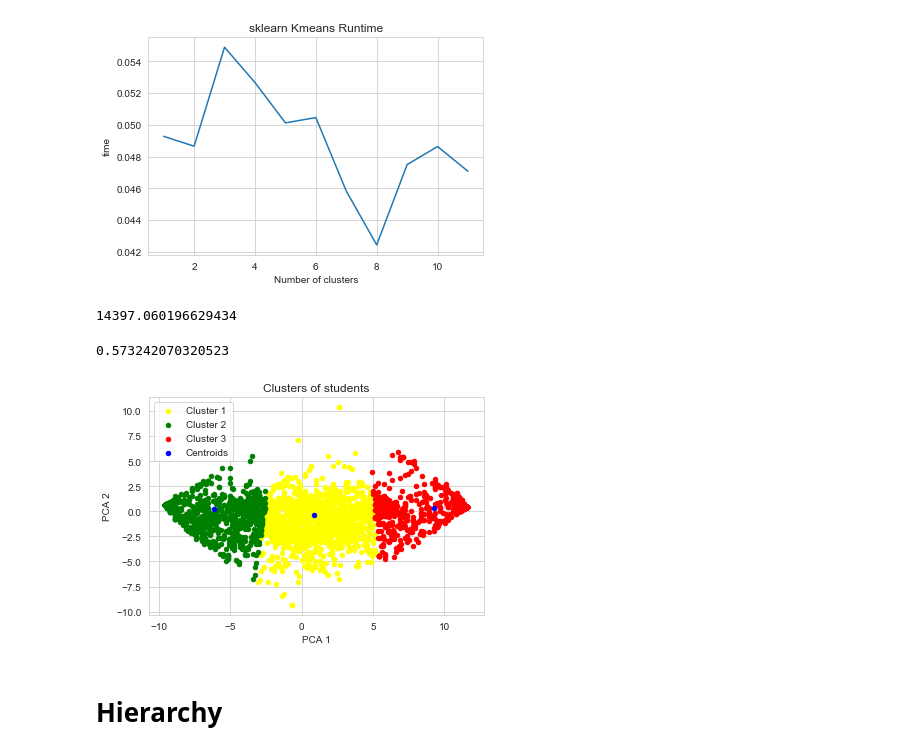
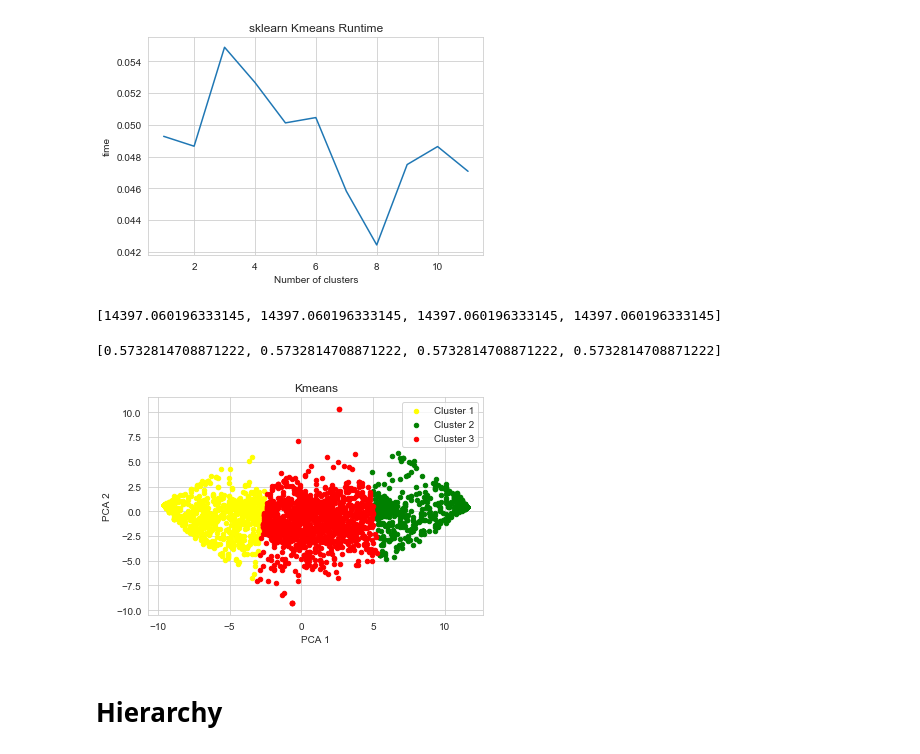
Before and after one commit to wchstrife/Data-Warehouse-and-Data-Mining, a Jupyter notebook: Cluster/analysis.ipynb, the cells around one changed output. Saved outputs shown, nothing was run; the diff lists cells and outputs as text; code cells hidden in the pictures.

```diff
--- a/Cluster/analysis.ipynb
+++ b/Cluster/analysis.ipynb
@@ -219,36 +219,51 @@ plt.show()
 # %%
 # CH系数
 from sklearn import metrics
+from sklearn.cluster import KMeans
 
-kmeans = KMeans(n_clusters = 3, init = 'k-means++')
-y_kmeans = kmeans.fit_predict(dataset_questions_pca)
-labels = kmeans.labels_
-metrics.calinski_harabasz_score(dataset_questions_pca, labels)
+ch_list = []
+
+for i in range(2,6):
+    kmeans = KMeans(n_clusters = 3, init = 'k-means++')
+    y_kmeans = kmeans.fit_predict(dataset_questions_pca)
+    labels = kmeans.labels_
+    temp = metrics.calinski_harabasz_score(dataset_questions_pca, labels)
+    ch_list.append(temp)
+
+print(ch_list)
 # %% [output]
-14397.060196629434
+[14397.060196333145, 14397.060196333145, 14397.060196333145, 14397.060196333145]
 # %%
 # 轮廓系数
 from sklearn import metrics
-kmeans = KMeans(n_clusters = 3, init = 'k-means++')
-y_kmeans = kmeans.fit_predict(dataset_questions_pca)
-labels = kmeans.labels_
-metrics.silhouette_score(dataset_questions_pca, labels, metric='euclidean')
+from sklearn.cluster import KMeans
+
+sh_list = []
+
+for i in range(2,6):
+    kmeans = KMeans(n_clusters = 3, init = 'k-means++')
+    y_kmeans = kmeans.fit_predict(dataset_questions_pca)
+    labels = kmeans.labels_
+    temp = metrics.silhouette_score(dataset_questions_pca, labels, metric='euclidean')
+    sh_list.append(temp)
+
+print(sh_list)
 # %% [output]
-0.573242070320523
+[0.5732814708871222, 0.5732814708871222, 0.5732814708871222, 0.5732814708871222]
 # %%
 # Visualising the clusters
 plt.scatter(dataset_questions_pca[y_kmeans == 0, 0], dataset_questions_pca[y_kmeans == 0, 1], s = 20, c = 'yellow', label = 'Cluster 1')
 plt.scatter(dataset_questions_pca[y_kmeans == 1, 0], dataset_questions_pca[y_kmeans == 1, 1], s = 20, c = 'green', label = 'Cluster 2')
 plt.scatter(dataset_questions_pca[y_kmeans == 2, 0], dataset_questions_pca[y_kmeans == 2, 1], s = 20, c = 'red', label = 'Cluster 3')
-plt.scatter(kmeans.cluster_centers_[:, 0], kmeans.cluster_centers_[:, 1], s = 20, c = 'blue', label = 'Centroids')
-plt.title('Clusters of students')
+
+plt.title('Kmeans')
 plt.xlabel('PCA 1')
 plt.ylabel('PCA 2')
 plt.legend()
 plt.savefig('kmeans.pdf', bbox_inches='tight')
 plt.show()
 # %% [output]
-[figure, old version]
+[figure, new version]
 # %% [markdown]
 # Hierarchy
 # %%
```
Also changed, not shown: parts of 6 cells of this notebook, 4 other files.
